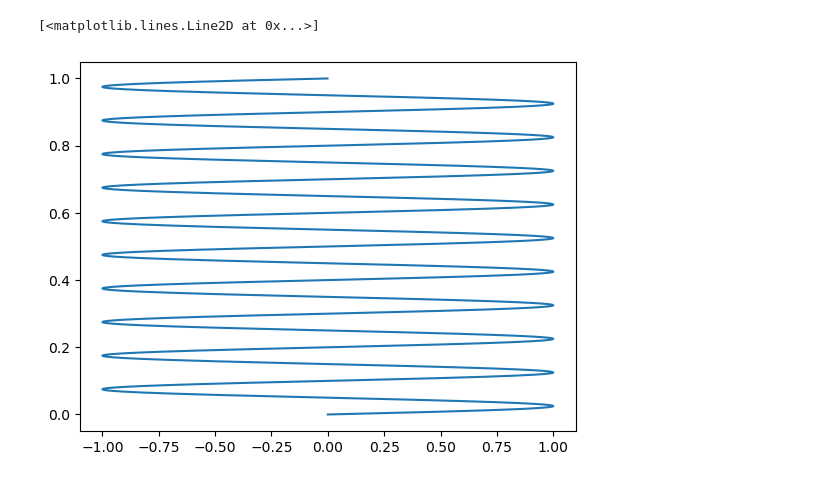
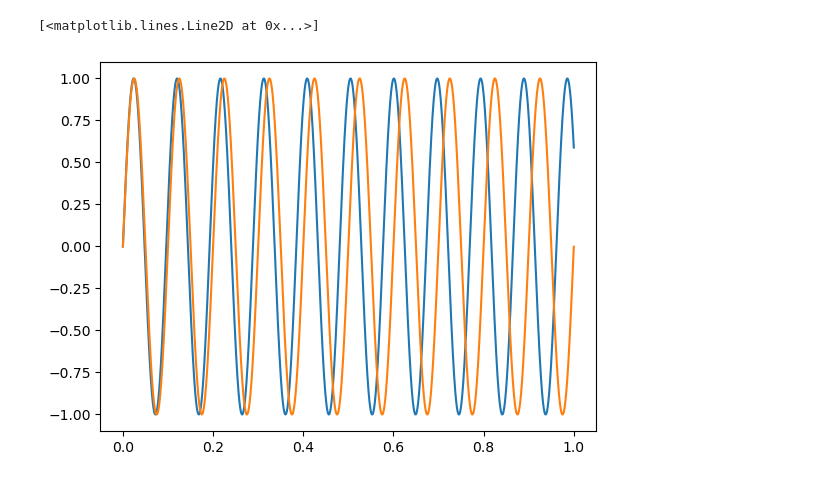
Before and after one commit to Noahdc9/DSP-final-assignment-Space-Travel, a Jupyter notebook: Main.ipynb, the cells around one changed output. Saved outputs shown, nothing was run; the diff lists cells and outputs as text; code cells hidden in the pictures.

```diff
--- a/Main.ipynb
+++ b/Main.ipynb
@@ -21,6 +26,8 @@ Fs = 44100
 # %%
-d,t = dsp.sineGen(10,Fs)
-plt.plot(d,t)
+d,t = dsp.sineGen(10.4,Fs)
+d2,t2 = dsp.sineGen(10,Fs)
+plt.plot(t,d)
+plt.plot(t2,d2)
 # %% [output]
 [<matplotlib.lines.Line2D at 0x...>]
-[figure, old version]
+[figure, new version]
```
Also changed, not shown: parts of 2 cells of this notebook, 3 other files.
